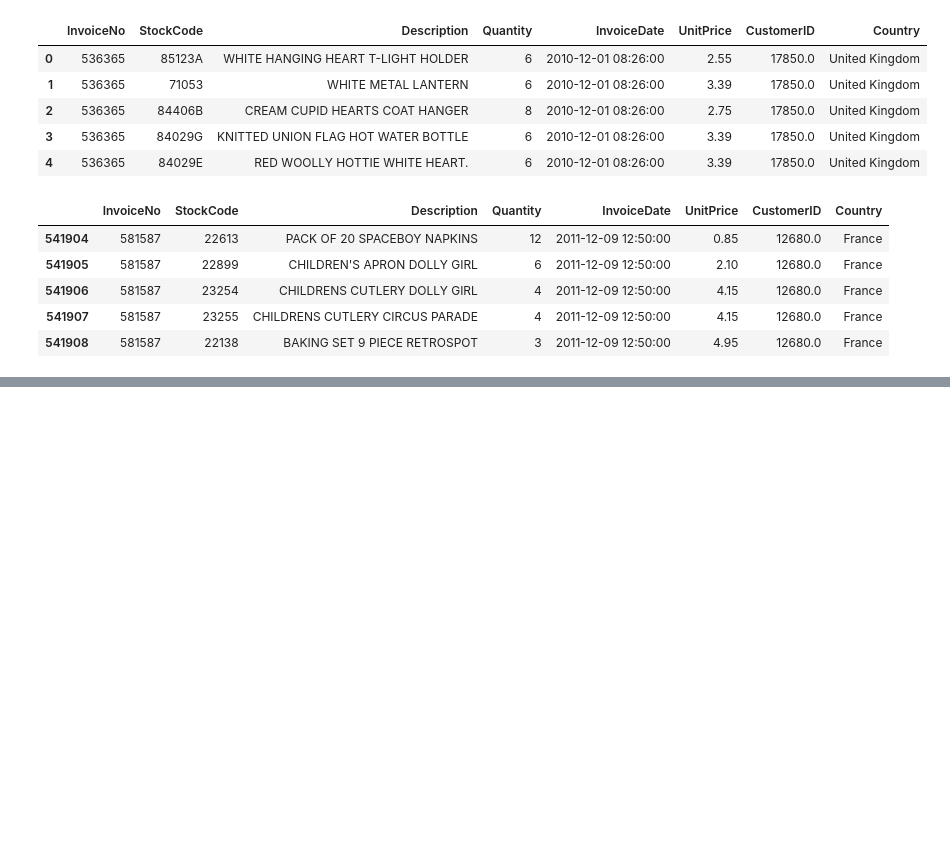
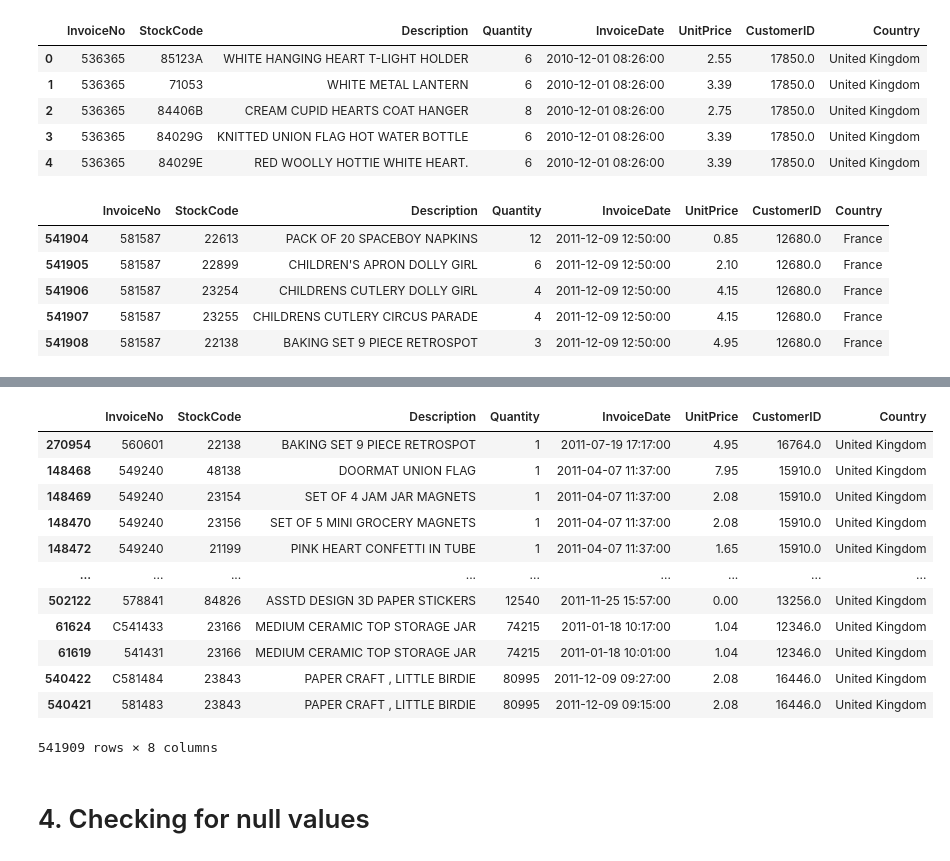
Before and after one commit to sandeepbansode/Basic_Python_Assignments, a Jupyter notebook: Capstone_Project_1_Propensity_Model.ipynb, the cells around one changed output, grey strips where cells are left out. Saved outputs shown, nothing was run; the diff lists cells and outputs as text; code cells hidden in the pictures; blank space fills up the shorter version.

```diff
--- a/Capstone_Project_1_Propensity_Model.ipynb
+++ b/Capstone_Project_1_Propensity_Model.ipynb
@@ -404,0 +151,21 @@ plt.show()
+# %%
+#Dealing with negative values in Quantity
+data['Quantity'] = data['Quantity'].abs()
+
+data.sort_values('Quantity')
+# %% [output]
+|  | InvoiceNo | StockCode | Description | Quantity | InvoiceDate | UnitPrice | CustomerID | Country |
+| 270954 | 560601 | 22138 | BAKING SET 9 PIECE RETROSPOT | 1 | 2011-07-19 17:17:00 | 4.95 | 16764.0 | United Kingdom |
+| 148468 | 549240 | 48138 | DOORMAT UNION FLAG | 1 | 2011-04-07 11:37:00 | 7.95 | 15910.0 | United Kingdom |
+| 148469 | 549240 | 23154 | SET OF 4 JAM JAR MAGNETS | 1 | 2011-04-07 11:37:00 | 2.08 | 15910.0 | United Kingdom |
+| 148470 | 549240 | 23156 | SET OF 5 MINI GROCERY MAGNETS | 1 | 2011-04-07 11:37:00 | 2.08 | 15910.0 | United Kingdom |
+| 148472 | 549240 | 21199 | PINK HEART CONFETTI IN TUBE | 1 | 2011-04-07 11:37:00 | 1.65 | 15910.0 | United Kingdom |
+| ... | ... | ... | ... | ... | ... | ... | ... | ... |
+| 502122 | 578841 | 84826 | ASSTD DESIGN 3D PAPER STICKERS | 12540 | 2011-11-25 15:57:00 | 0.00 | 13256.0 | United Kingdom |
+| 61624 | C541433 | 23166 | MEDIUM CERAMIC TOP STORAGE JAR | 74215 | 2011-01-18 10:17:00 | 1.04 | 12346.0 | United Kingdom |
+| 61619 | 541431 | 23166 | MEDIUM CERAMIC TOP STORAGE JAR | 74215 | 2011-01-18 10:01:00 | 1.04 | 12346.0 | United Kingdom |
+| 540422 | C581484 | 23843 | PAPER CRAFT , LITTLE BIRDIE | 80995 | 2011-12-09 09:27:00 | 2.08 | 16446.0 | United Kingdom |
+| 540421 | 581483 | 23843 | PAPER CRAFT , LITTLE BIRDIE | 80995 | 2011-12-09 09:15:00 | 2.08 | 16446.0 | United Kingdom |
+541909 rows × 8 columns
+# %% [markdown]
+# 4. Checking for null values
```
Also changed, not shown: parts of 89 cells of this notebook.
